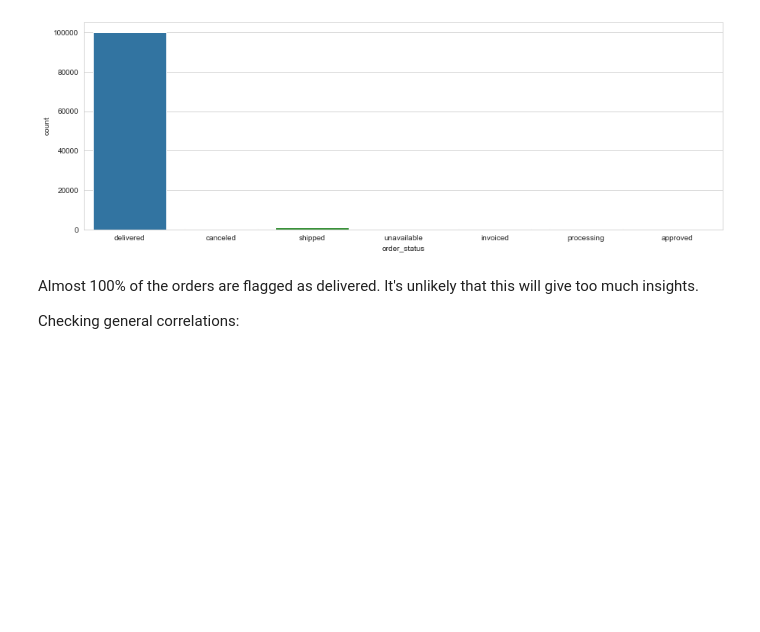
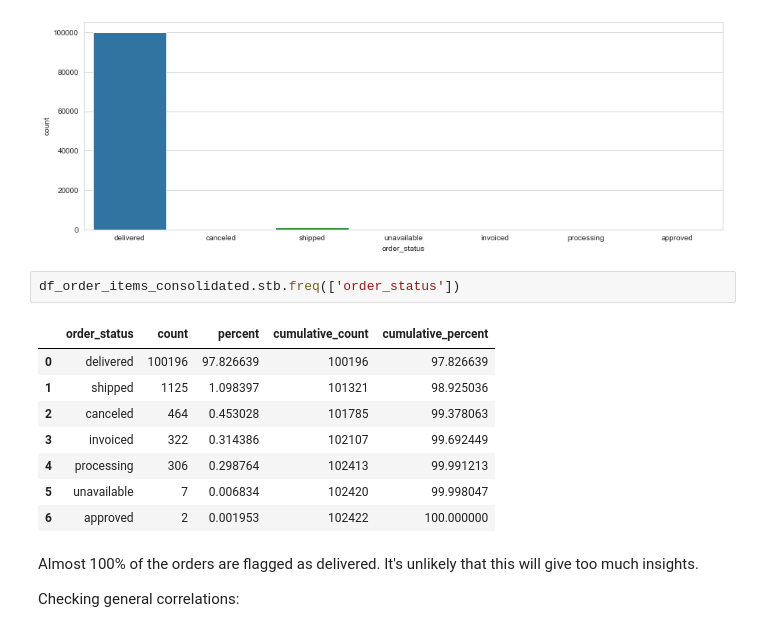
Before and after one commit to LarsTinnefeld/olist_ecom_analysis, a Jupyter notebook: olist_analysis.ipynb, the cells around one changed output. Drawn from its saved outputs; the diff is of its cells as text; blank space fills up the shorter version.

```diff
--- a/olist_analysis.ipynb
+++ b/olist_analysis.ipynb
@@ -527,6 +528,17 @@ plt.figure(figsize=(15,5))
 sns.countplot(df_order_items_consolidated['order_status']);
 # %% [output]
 [figure]
+# %%
+df_order_items_consolidated.stb.freq(['order_status'])
+# %% [output]
+|  | order_status | count | percent | cumulative_count | cumulative_percent |
+| 0 | delivered | 100196 | 97.826639 | 100196 | 97.826639 |
+| 1 | shipped | 1125 | 1.098397 | 101321 | 98.925036 |
+| 2 | canceled | 464 | 0.453028 | 101785 | 99.378063 |
+| 3 | invoiced | 322 | 0.314386 | 102107 | 99.692449 |
+| 4 | processing | 306 | 0.298764 | 102413 | 99.991213 |
+| 5 | unavailable | 7 | 0.006834 | 102420 | 99.998047 |
+| 6 | approved | 2 | 0.001953 | 102422 | 100.000000 |
 # %% [markdown]
 Almost 100% of the orders are flagged as delivered. It's unlikely that this will give too much insights.
 
```
Also changed, not shown: parts of 3 cells of this notebook.
